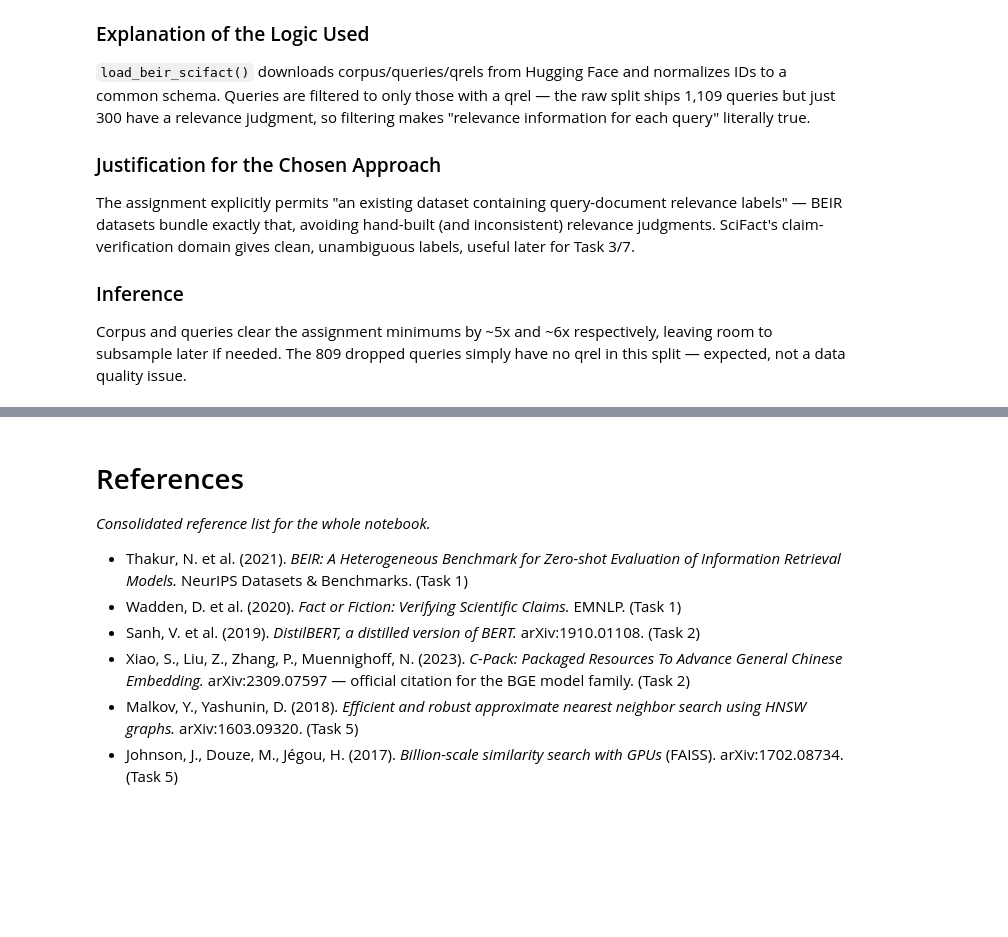
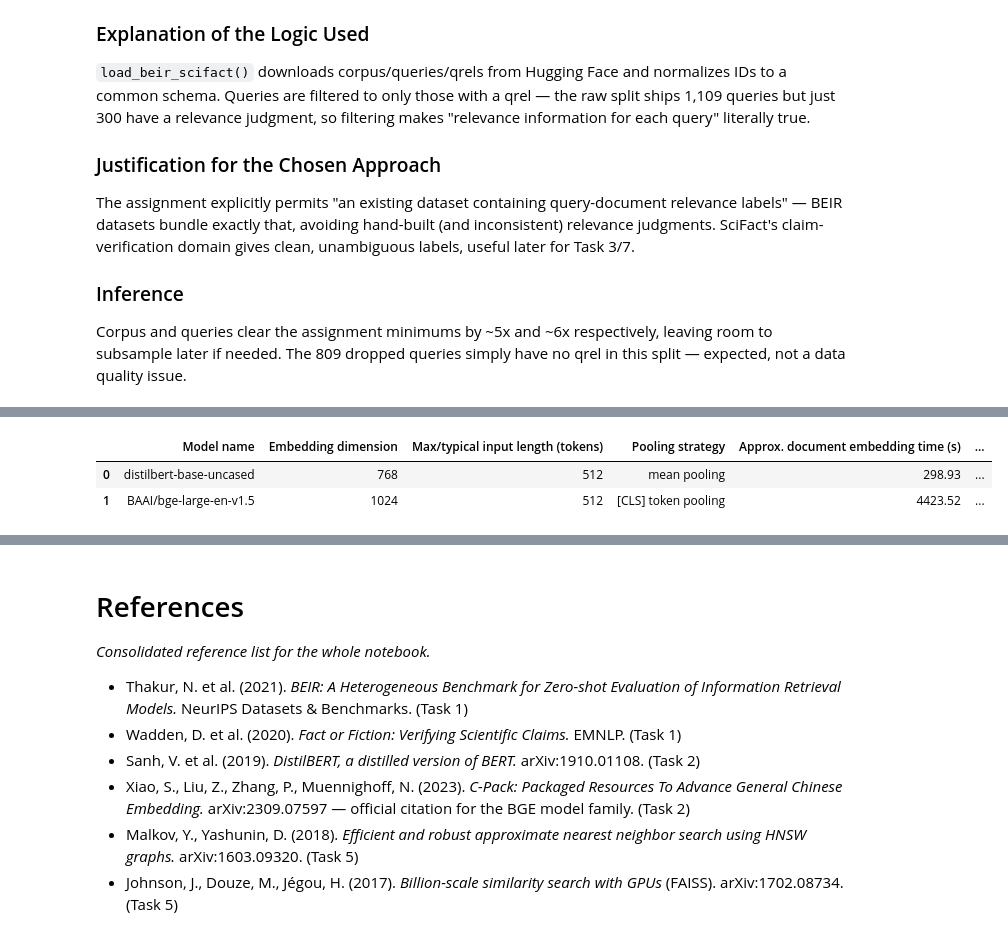
Before and after one commit to sanjaykumarpushadapu/MTech, a Jupyter notebook: 2026-2027-Sem1/AIMLCZG521-ConversationalAI/ass-1/PS2_Group129.ipynb, the cells around one changed output, grey strips where cells are left out. Drawn from its saved outputs; the diff is of its cells as text; code cells hidden in the pictures; blank space fills up the shorter version.

```diff
--- a/2026-2027-Sem1/AIMLCZG521-ConversationalAI/ass-1/PS2_Group129.ipynb
+++ b/2026-2027-Sem1/AIMLCZG521-ConversationalAI/ass-1/PS2_Group129.ipynb
@@ -94,5 +151,5 @@ numpy : 1.23.5
 # %%
-# What this cell does: load SciFact (corpus/queries/qrels). Uses the local
+# Purpose: load SciFact (corpus/queries/qrels). Uses the local
 # data/raw/ copy if present (no network needed -- works behind a proxy that
 # blocks the Hub); otherwise downloads from Hugging Face. Queries are then
 # filtered to only those with a relevance judgment.
@@ -120,6 +177,13 @@ def load_beir_scifact():
         corpus_df = pd.read_json(os.path.join(local_dir, "corpus.jsonl"), lines=True)
         queries_df = pd.read_json(os.path.join(local_dir, "queries.jsonl"), lines=True)
         qrels_df = pd.read_csv(os.path.join(local_dir, "qrels.tsv"), sep="\t")
+        # Standard BEIR files use _id/query-id/corpus-id/score; the rest of
+        # this notebook uses explicit, stable names.
+        corpus_df = corpus_df.rename(columns={"_id": "doc_id", "corpus-id": "doc_id"})
+        queries_df = queries_df.rename(columns={"_id": "query_id", "query-id": "query_id"})
+        qrels_df = qrels_df.rename(columns={
+            "query-id": "query_id", "corpus-id": "doc_id", "score": "relevance"
+        })
         print(f"[info] Loaded SciFact from local files: {local_dir}/")
     else:
         from datasets import load_dataset
@@ -143,6 +207,15 @@ def load_beir_scifact():
         print(f"[info] Dropped {before - len(queries_df)} queries with no relevance judgment "
               f"(kept {len(queries_df)}, all with >=1 qrel).")
 
+    # Cache a first-time internet download so later runs work offline.
+    if local_dir is None:
+        cache_dir = os.path.join("data", "raw")
+        os.makedirs(cache_dir, exist_ok=True)
+        corpus_df.to_json(os.path.join(cache_dir, "corpus.jsonl"), orient="records", lines=True)
+        queries_df.to_json(os.path.join(cache_dir, "queries.jsonl"), orient="records", lines=True)
+        qrels_df.to_csv(os.path.join(cache_dir, "qrels.tsv"), sep="\t", index=False)
+        print(f"[info] Cached downloaded SciFact files in {cache_dir}/")
+
     return corpus_df, queries_df, qrels_df
 
 
@@ -1055,0 +330,77 @@ Picking queries by length deliberately (not randomly) guarantees the short/long
+# %%
+# Purpose: for each model, record documented facts (dimension,
+# pooling, max length), then embed the corpus + queries. Saves embeddings to
+# data/results/ and reuses them on later runs (no model/network needed once
+# generated). Records execution status without fabricating results when a model is unavailable.
+import os, json, time
+import numpy as np
+import pandas as pd
+
+MODEL_SPECS = {
+    "distilbert-base-uncased": {"pooling": "mean pooling", "dim": 768, "max_input_length": 512},
+    "BAAI/bge-large-en-v1.5": {"pooling": "[CLS] token pooling", "dim": 1024, "max_input_length": 512},
+}
+
+os.makedirs("data/results", exist_ok=True)
+corpus_texts = corpus_df["text"].tolist()
+query_texts = queries_df["text"].tolist()
+
+TIMINGS_PATH = "data/results/task2_timings.json"
+timings = json.load(open(TIMINGS_PATH)) if os.path.exists(TIMINGS_PATH) else {}
+
+comparison_rows = []
+for model_name, spec in MODEL_SPECS.items():
+    print(f"=== {model_name} ===")
+    safe = model_name.replace("/", "__")
+    doc_path = f"data/results/embeddings_{safe}.npy"
+    qry_path = f"data/results/query_embeddings_{safe}.npy"
+    elapsed = None
+
+    if os.path.exists(doc_path) and os.path.exists(qry_path):
+        doc_emb = load_aligned_embeddings(doc_path, "data/results/doc_ids.json", corpus_df["doc_id"])
+        qry_emb = load_aligned_embeddings(qry_path, "data/results/query_ids.json", queries_df["query_id"])
+        saved_timing = timings.get(model_name)
+        elapsed = (saved_timing.get("documents_s") if isinstance(saved_timing, dict) else saved_timing)
+        print(f"  Loaded saved embeddings: docs={doc_emb.shape}, queries={qry_emb.shape}")
+    else:
+        try:
+            from sentence_transformers import SentenceTransformer
+            model = SentenceTransformer(resolve_model(model_name))
+            t0 = time.time()
+            doc_emb = model.encode(corpus_texts, show_progress_bar=True, batch_size=64)
+            doc_elapsed = time.perf_counter() - t0
+            t1 = time.perf_counter()
+            qry_emb = model.encode(query_texts, show_progress_bar=True, batch_size=64)
+            qry_elapsed = time.perf_counter() - t1
+            elapsed = doc_elapsed
+            np.save(doc_path, doc_emb)
+            np.save(qry_path, qry_emb)
+            with open("data/results/doc_ids.json", "w", encoding="utf-8") as f:
+                json.dump(corpus_df["doc_id"].astype(str).tolist(), f)
+            with open("data/results/query_ids.json", "w", encoding="utf-8") as f:
+                json.dump(queries_df["query_id"].astype(str).tolist(), f)
+            timings[model_name] = {"documents_s": round(doc_elapsed, 2), "queries_s": round(qry_elapsed, 2)}
+            json.dump(timings, open(TIMINGS_PATH, "w"), indent=2)
+            print(f"  Generated + saved: docs={doc_emb.shape}, queries={qry_emb.shape}, time={elapsed:.1f}s")
+        except Exception as e:
+            print(f"  [warning] Could not run this model here: {e!r}")
+            print("  Fix: install sentence-transformers + internet access, then re-run.")
+
+    # Persist alignment metadata for both freshly generated and cached arrays.
+    with open("data/results/doc_ids.json", "w", encoding="utf-8") as f:
+        json.dump(corpus_df["doc_id"].astype(str).tolist(), f)
+    with open("data/results/query_ids.json", "w", encoding="utf-8") as f:
+        json.dump(queries_df["query_id"].astype(str).tolist(), f)
+
+    comparison_rows.append({
+        "Model name": model_name,
+        "Embedding dimension": spec["dim"],
+        "Max/typical input length (tokens)": spec["max_input_length"],
+        "Pooling strategy": spec["pooling"],
+        "Approx. document embedding time (s)": round(float(elapsed), 2) if elapsed is not None else None,
+        "Timing status": "Executed" if elapsed is not None else "Execution required before submission",
+    })
+
+comparison_df = pd.DataFrame(comparison_rows)
+comparison_df
+# %% [output]
@@ -1055,0 +411,3 @@ Picking queries by length deliberately (not randomly) guarantees the short/long
+|  | Model name | Embedding dimension | Max/typical input length (tokens) | Pooling strategy | Approx. document embedding time (s) | ... |
+| 0 | distilbert-base-uncased | 768 | 512 | mean pooling | 298.93 | ... |
+| 1 | BAAI/bge-large-en-v1.5 | 1024 | 512 | [CLS] token pooling | 4423.52 | ... |
```
Also changed, not shown: parts of 70 cells of this notebook, 4 other files.
